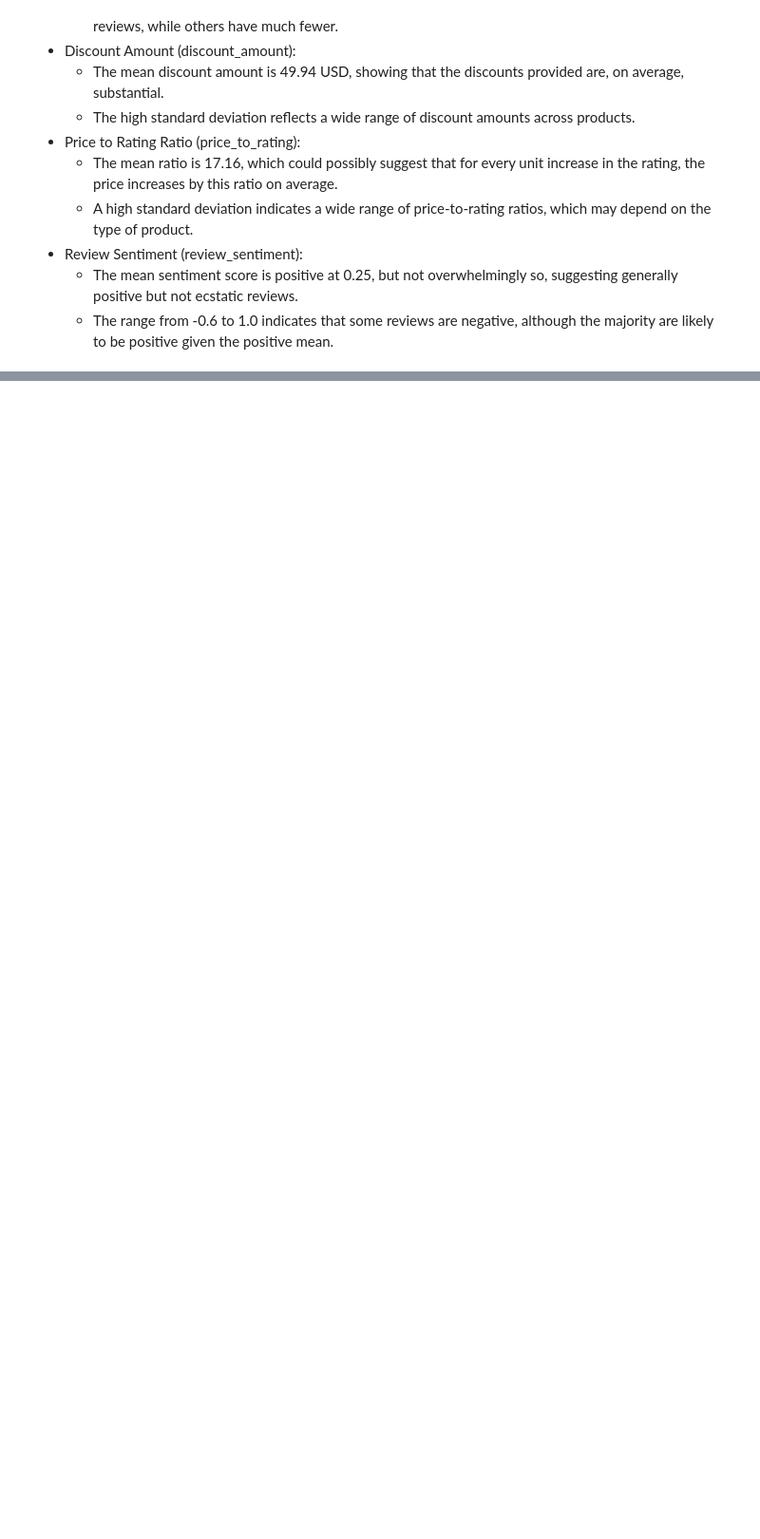
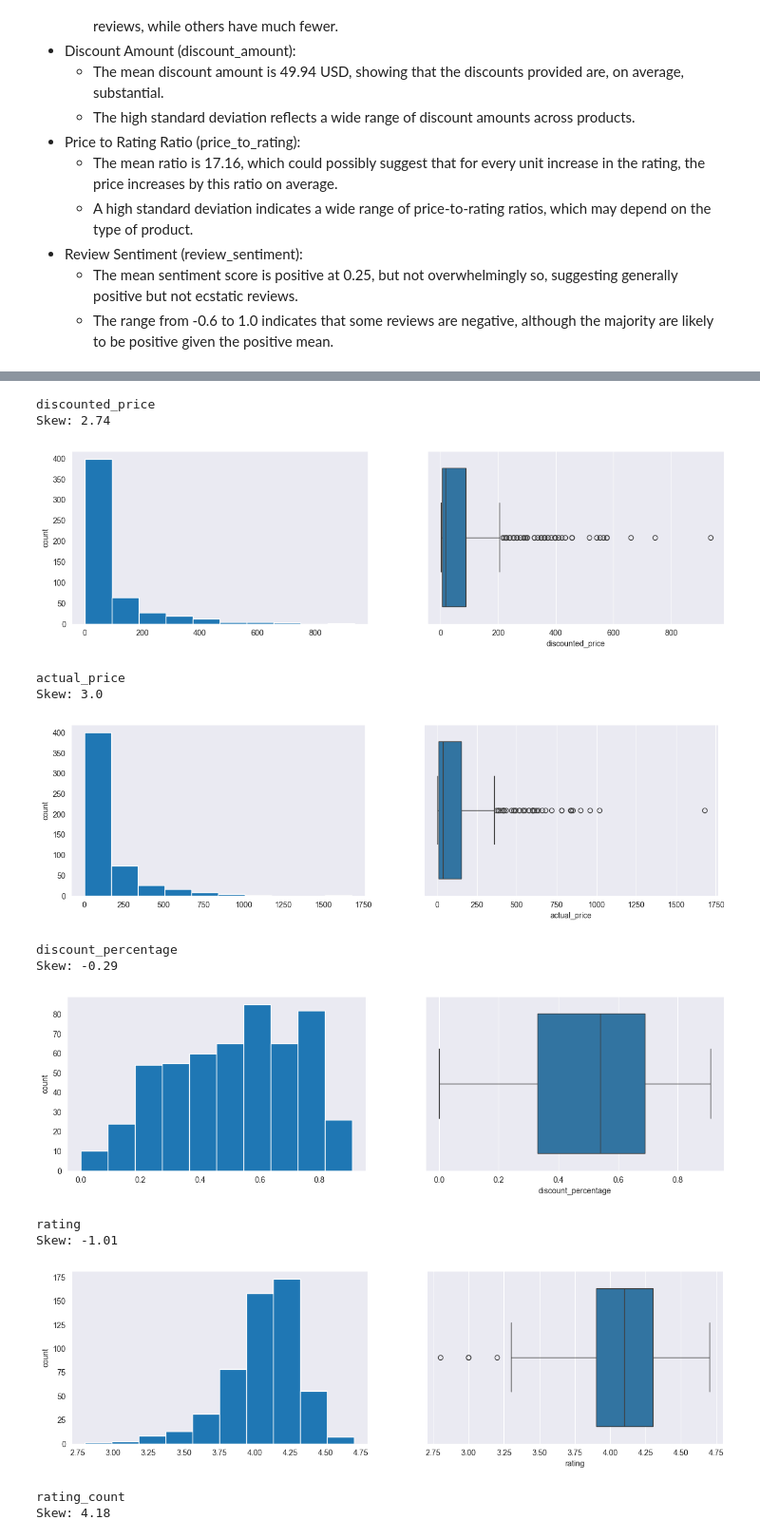
Before and after one commit to anthonyvann/eCommerce-Dataset-Analysis, a Jupyter notebook: EDA.ipynb, the cells around one changed output, grey strips where cells are left out. Shown at 95% size. Cells and saved outputs as stored; diff of their text form; code cells hidden in the pictures; blank space fills up the shorter version.

```diff
--- a/EDA.ipynb
+++ b/EDA.ipynb
@@ -359,0 +362,5 @@ From the above statistics summary, we can infer the following findings:
+# %%
+categorical_cols = data.select_dtypes(include=['object']).columns
+numerical_cols = data.select_dtypes(include=np.number).columns.tolist()
+print(f"Categorical columns: {categorical_cols}")
+print(f"Numerical columns: {numerical_cols}")
@@ -359,0 +375,28 @@ From the above statistics summary, we can infer the following findings:
+# %%
+# Univariate Analysis on numerical columns
+for col in numerical_cols:
+    print(col)
+    print(f"Skew: {round(data[col].skew(), 2)}")
+
+    plt.figure(figsize=(15, 4))
+    plt.subplot(1, 2, 1)
+    data[col].hist(grid=False)
+    plt.ylabel('count')
+    plt.subplot(1, 2, 2)
+    sns.boxplot(x=data[col])
+    plt.show()
+# %% [output]
+discounted_price
+Skew: 2.74
+[figure, added]
+actual_price
+Skew: 3.0
+[figure, added]
+discount_percentage
+Skew: -0.29
+[figure, added]
+rating
+Skew: -1.01
+[figure, added]
+rating_count
+Skew: 4.18
```
Also changed, not shown: parts of 5 cells of this notebook.
